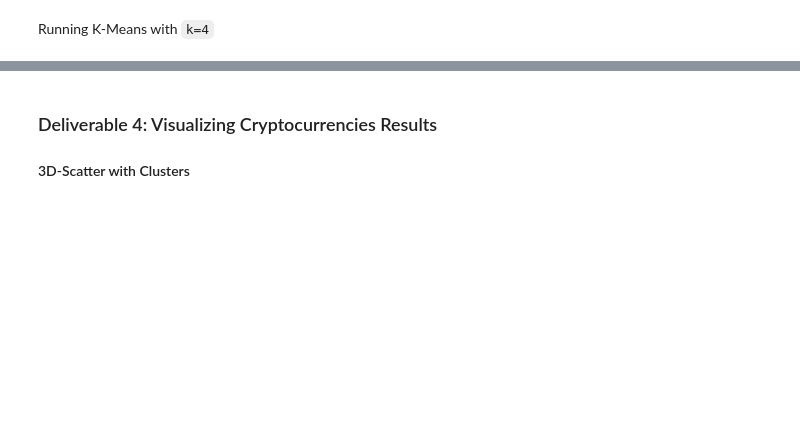
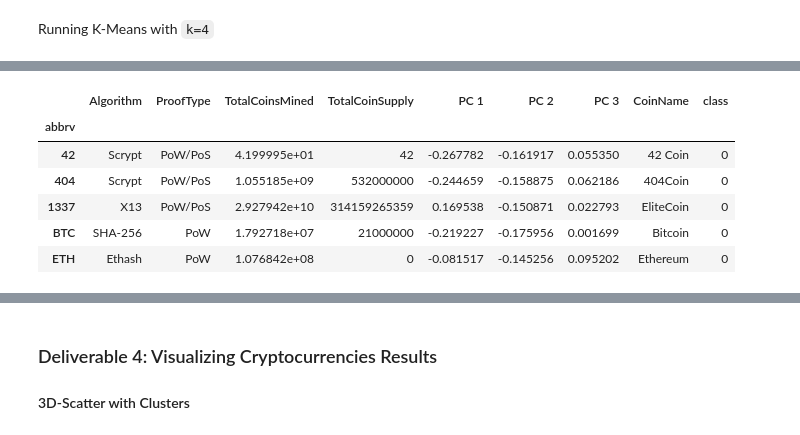
Before and after one commit to Melberoni/Cryptocurrencies, a Jupyter notebook: crypto_clustering.ipynb, the cells around one changed output, grey strips where cells are left out. Cells and saved outputs as stored; diff of their text form; code cells hidden in the pictures; blank space fills up the shorter version.

```diff
--- a/crypto_clustering.ipynb
+++ b/crypto_clustering.ipynb
@@ -268,0 +310,12 @@ clustered_df.head(10)
+# %%
+#  Add a new column, "Class" to the clustered_df DataFrame that holds the predictions.
+clustered_df["class"] = km.labels_
+clustered_df.head()
+# %% [output]
+|  | Algorithm | ProofType | TotalCoinsMined | TotalCoinSupply | PC 1 | PC 2 | PC 3 | CoinName | class |
+| abbrv |  |  |  |  |  |  |  |  |  |
+| 42 | Scrypt | PoW/PoS | 4.199995e+01 | 42 | -0.267782 | -0.161917 | 0.055350 | 42 Coin | 0 |
+| 404 | Scrypt | PoW/PoS | 1.055185e+09 | 532000000 | -0.244659 | -0.158875 | 0.062186 | 404Coin | 0 |
+| 1337 | X13 | PoW/PoS | 2.927942e+10 | 314159265359 | 0.169538 | -0.150871 | 0.022793 | EliteCoin | 0 |
+| BTC | SHA-256 | PoW | 1.792718e+07 | 21000000 | -0.219227 | -0.175956 | 0.001699 | Bitcoin | 0 |
+| ETH | Ethash | PoW | 1.076842e+08 | 0 | -0.081517 | -0.145256 | 0.095202 | Ethereum | 0 |
```
Also changed, not shown: parts of 7 cells of this notebook.
